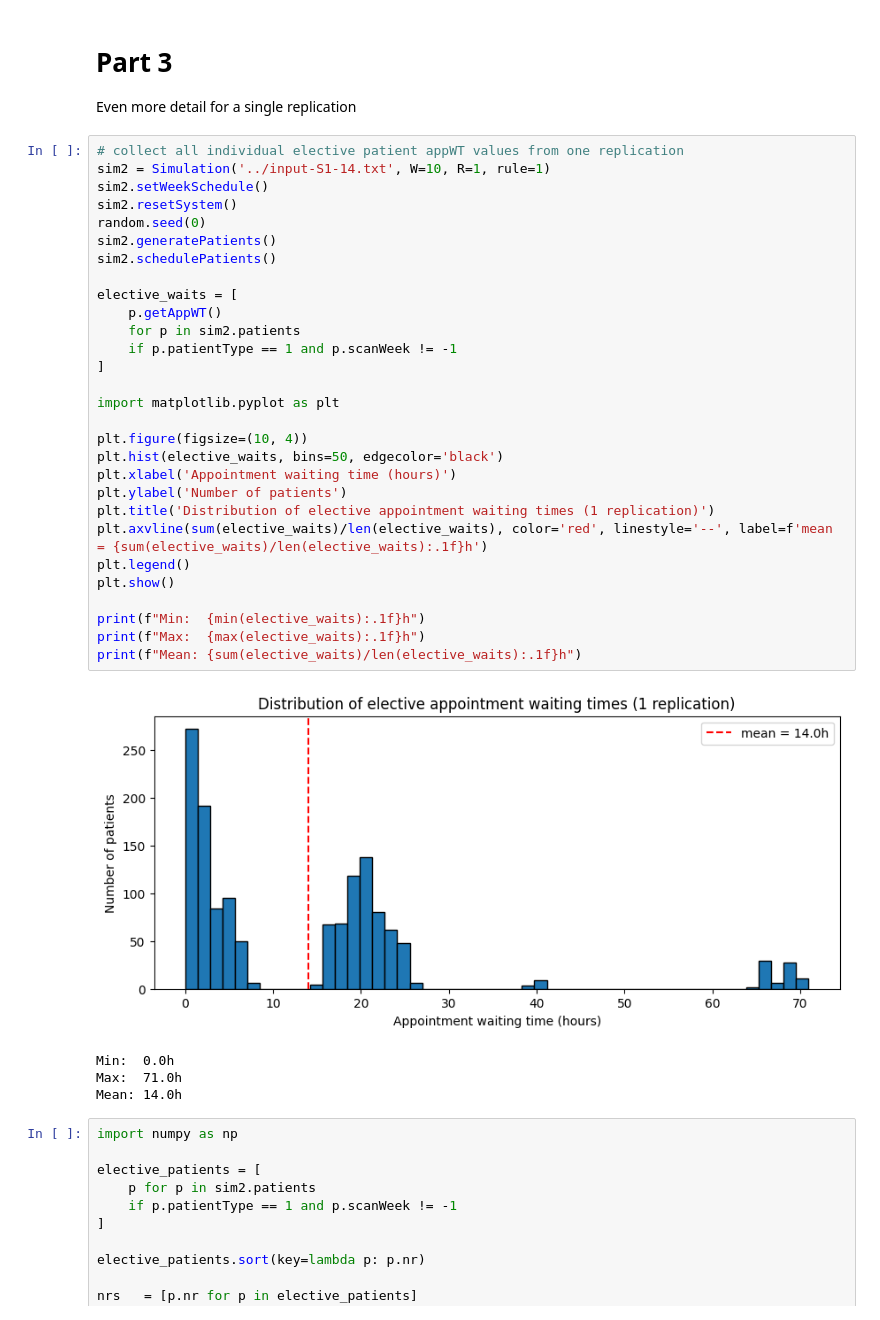
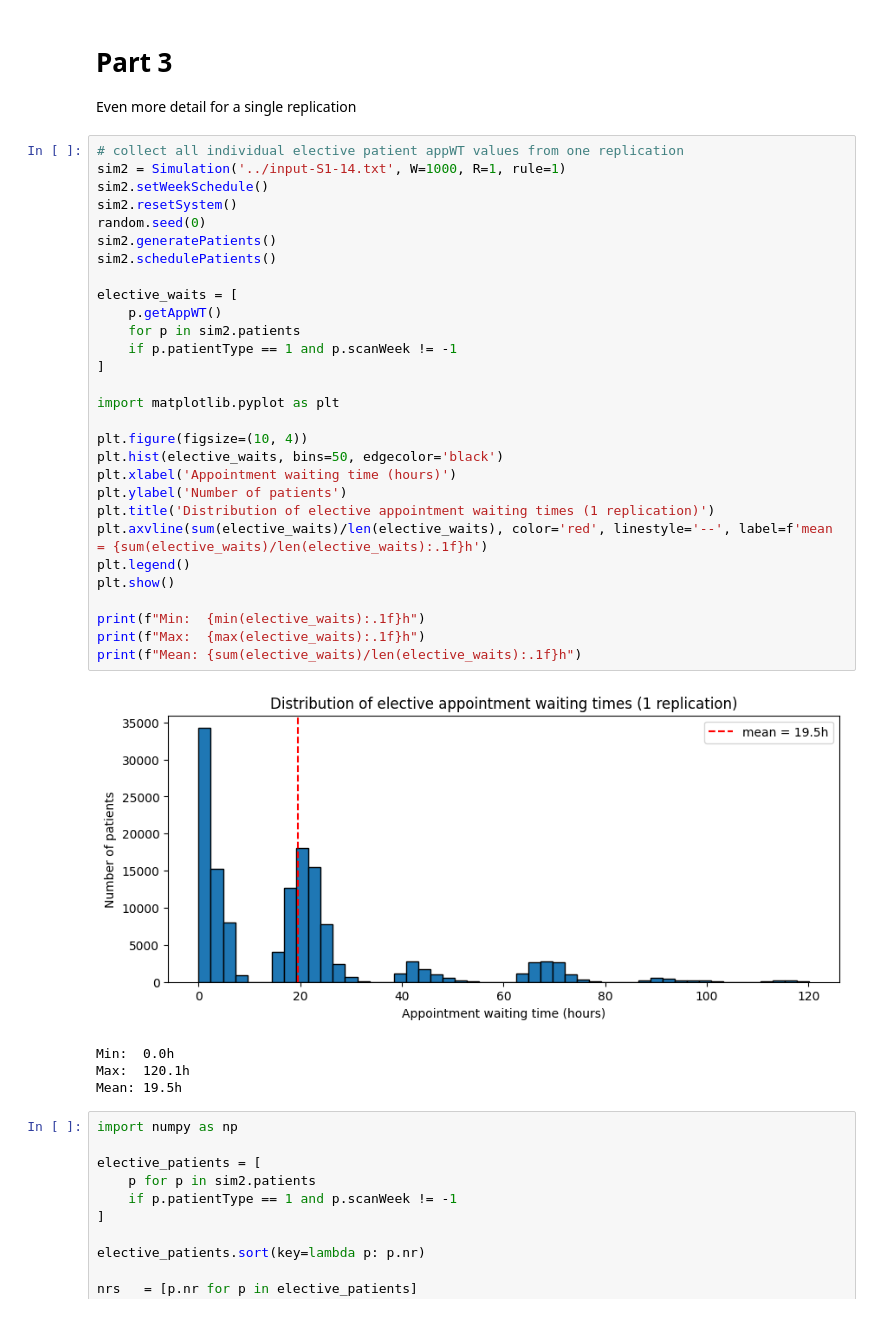
Before and after one commit to Emll3/simul_solo, a Jupyter notebook: python-code/EDA.ipynb, the cells around one changed output. Saved outputs shown, nothing was run; the diff lists cells and outputs as text.

```diff
--- a/python-code/EDA.ipynb
+++ b/python-code/EDA.ipynb
@@ -194,38 +194,38 @@ plt.show()
 Even more detail for a single replication
 # %%
 # collect all individual elective patient appWT values from one replication
-sim2 = Simulation('../input-S1-14.txt', W=10, R=1, rule=1)
+sim2 = Simulation('../input-S1-14.txt', W=1000, R=1, rule=1)
 sim2.setWeekSchedule()
 sim2.resetSystem()
 random.seed(0)
 sim2.generatePatients()
 sim2.schedulePatients()
 
 elective_waits = [
     p.getAppWT()
     for p in sim2.patients
     if p.patientType == 1 and p.scanWeek != -1
 ]
 
 import matplotlib.pyplot as plt
 
 plt.figure(figsize=(10, 4))
 plt.hist(elective_waits, bins=50, edgecolor='black')
 plt.xlabel('Appointment waiting time (hours)')
 plt.ylabel('Number of patients')
 plt.title('Distribution of elective appointment waiting times (1 replication)')
 plt.axvline(sum(elective_waits)/len(elective_waits), color='red', linestyle='--', label=f'mean = {sum(elective_waits)/len(elective_waits):.1f}h')
 plt.legend()
 plt.show()
 
 print(f"Min:  {min(elective_waits):.1f}h")
 print(f"Max:  {max(elective_waits):.1f}h")
 print(f"Mean: {sum(elective_waits)/len(elective_waits):.1f}h")
 # %% [output]
-[figure, old version]
+[figure, new version]
 Min:  0.0h
-Max:  71.0h
-Mean: 14.0h
+Max:  120.1h
+Mean: 19.5h
 # %%
 import numpy as np
 
```
Also changed, not shown: parts of 1 cell of this notebook, 1 other file.
